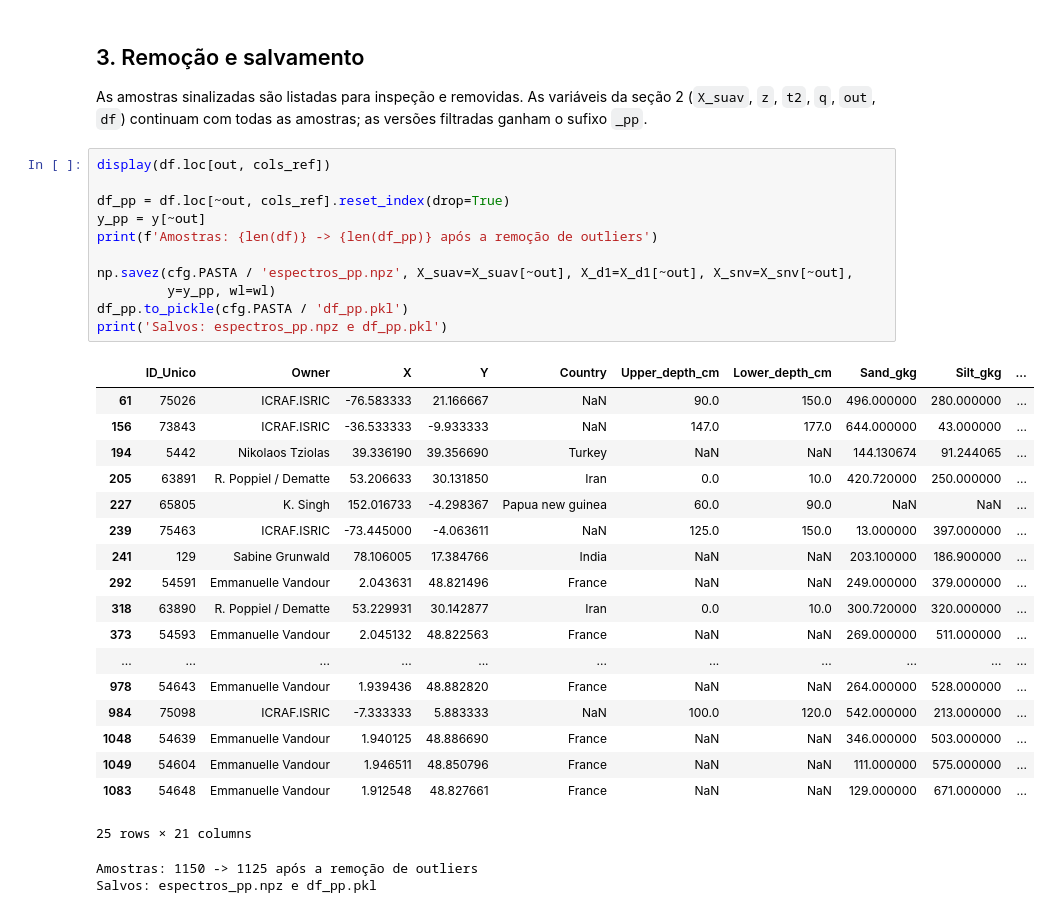
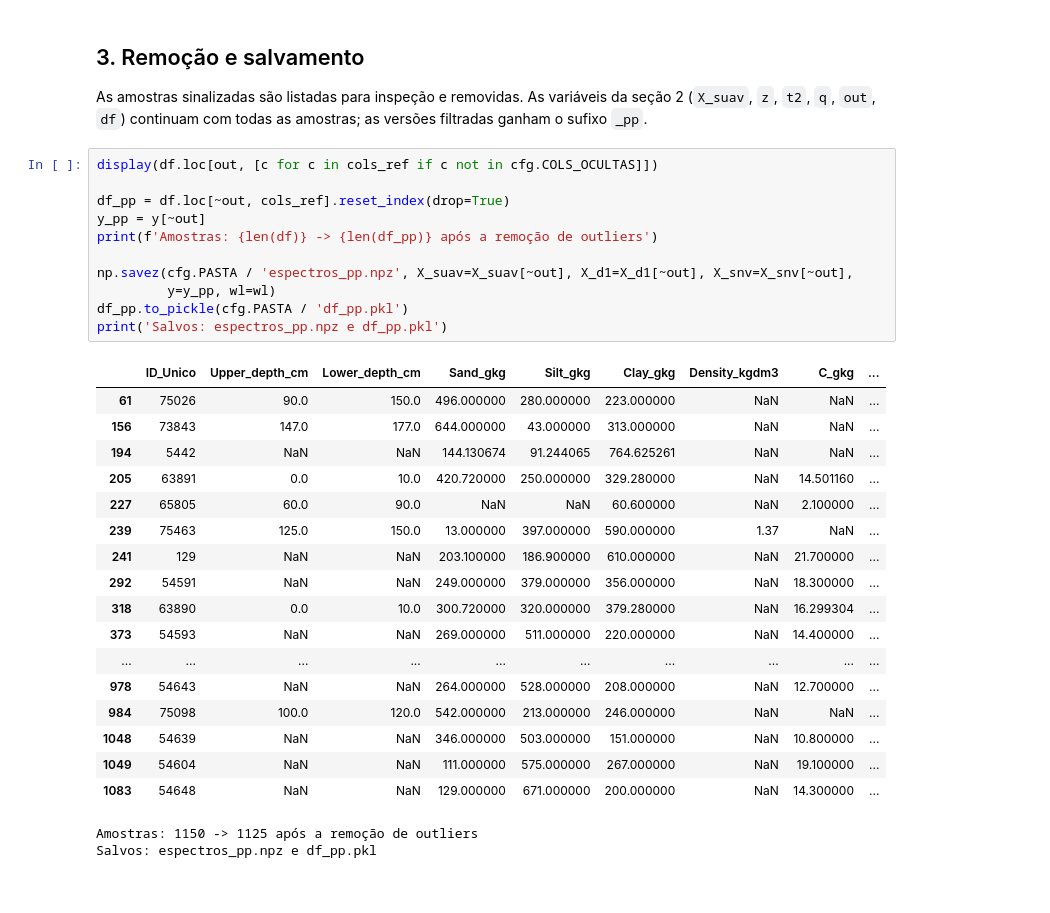
Before and after one commit to MrH28/espectralbehaviour, a Jupyter notebook: 02_preprocessamento.ipynb, the cells around one changed output. Saved outputs shown, nothing was run; the diff lists cells and outputs as text.

```diff
--- a/02_preprocessamento.ipynb
+++ b/02_preprocessamento.ipynb
@@ -94,34 +94,33 @@ As amostras sinalizadas são listadas para inspeção e removidas. As variáveis
 (`X_suav`, `z`, `t2`, `q`, `out`, `df`) continuam com todas as amostras; as versões filtradas
 ganham o sufixo `_pp`.
 # %%
-display(df.loc[out, cols_ref])
+display(df.loc[out, [c for c in cols_ref if c not in cfg.COLS_OCULTAS]])
 
 df_pp = df.loc[~out, cols_ref].reset_index(drop=True)
 y_pp = y[~out]
 print(f'Amostras: {len(df)} -> {len(df_pp)} após a remoção de outliers')
 
 np.savez(cfg.PASTA / 'espectros_pp.npz', X_suav=X_suav[~out], X_d1=X_d1[~out], X_snv=X_snv[~out],
          y=y_pp, wl=wl)
 df_pp.to_pickle(cfg.PASTA / 'df_pp.pkl')
 print('Salvos: espectros_pp.npz e df_pp.pkl')
 # %% [output]
-|  | ID_Unico | Owner | X | Y | Country | Upper_depth_cm | Lower_depth_cm | Sand_gkg | Silt_gkg | ... |
-| 61 | 75026 | ICRAF.ISRIC | -76.583333 | 21.166667 | NaN | 90.0 | 150.0 | 496.000000 | 280.000000 | ... |
-| 156 | 73843 | ICRAF.ISRIC | -36.533333 | -9.933333 | NaN | 147.0 | 177.0 | 644.000000 | 43.000000 | ... |
-| 194 | 5442 | Nikolaos Tziolas | 39.336190 | 39.356690 | Turkey | NaN | NaN | 144.130674 | 91.244065 | ... |
-| 205 | 63891 | R. Poppiel / Dematte | 53.206633 | 30.131850 | Iran | 0.0 | 10.0 | 420.720000 | 250.000000 | ... |
-| 227 | 65805 | K. Singh | 152.016733 | -4.298367 | Papua new guinea | 60.0 | 90.0 | NaN | NaN | ... |
-| 239 | 75463 | ICRAF.ISRIC | -73.445000 | -4.063611 | NaN | 125.0 | 150.0 | 13.000000 | 397.000000 | ... |
-| 241 | 129 | Sabine Grunwald | 78.106005 | 17.384766 | India | NaN | NaN | 203.100000 | 186.900000 | ... |
-| 292 | 54591 | Emmanuelle Vandour | 2.043631 | 48.821496 | France | NaN | NaN | 249.000000 | 379.000000 | ... |
-| 318 | 63890 | R. Poppiel / Dematte | 53.229931 | 30.142877 | Iran | 0.0 | 10.0 | 300.720000 | 320.000000 | ... |
-| 373 | 54593 | Emmanuelle Vandour | 2.045132 | 48.822563 | France | NaN | NaN | 269.000000 | 511.000000 | ... |
-| ... | ... | ... | ... | ... | ... | ... | ... | ... | ... | ... |
-| 978 | 54643 | Emmanuelle Vandour | 1.939436 | 48.882820 | France | NaN | NaN | 264.000000 | 528.000000 | ... |
-| 984 | 75098 | ICRAF.ISRIC | -7.333333 | 5.883333 | NaN | 100.0 | 120.0 | 542.000000 | 213.000000 | ... |
-| 1048 | 54639 | Emmanuelle Vandour | 1.940125 | 48.886690 | France | NaN | NaN | 346.000000 | 503.000000 | ... |
-| 1049 | 54604 | Emmanuelle Vandour | 1.946511 | 48.850796 | France | NaN | NaN | 111.000000 | 575.000000 | ... |
-| 1083 | 54648 | Emmanuelle Vandour | 1.912548 | 48.827661 | France | NaN | NaN | 129.000000 | 671.000000 | ... |
+|  | ID_Unico | Upper_depth_cm | Lower_depth_cm | Sand_gkg | Silt_gkg | Clay_gkg | Density_kgdm3 | C_gkg | ... |
+| 61 | 75026 | 90.0 | 150.0 | 496.000000 | 280.000000 | 223.000000 | NaN | NaN | ... |
+| 156 | 73843 | 147.0 | 177.0 | 644.000000 | 43.000000 | 313.000000 | NaN | NaN | ... |
+| 194 | 5442 | NaN | NaN | 144.130674 | 91.244065 | 764.625261 | NaN | NaN | ... |
+| 205 | 63891 | 0.0 | 10.0 | 420.720000 | 250.000000 | 329.280000 | NaN | 14.501160 | ... |
+| 227 | 65805 | 60.0 | 90.0 | NaN | NaN | 60.600000 | NaN | 2.100000 | ... |
+| 239 | 75463 | 125.0 | 150.0 | 13.000000 | 397.000000 | 590.000000 | 1.37 | NaN | ... |
+| 241 | 129 | NaN | NaN | 203.100000 | 186.900000 | 610.000000 | NaN | 21.700000 | ... |
+| 292 | 54591 | NaN | NaN | 249.000000 | 379.000000 | 356.000000 | NaN | 18.300000 | ... |
+| 318 | 63890 | 0.0 | 10.0 | 300.720000 | 320.000000 | 379.280000 | NaN | 16.299304 | ... |
+| 373 | 54593 | NaN | NaN | 269.000000 | 511.000000 | 220.000000 | NaN | 14.400000 | ... |
+| ... | ... | ... | ... | ... | ... | ... | ... | ... | ... |
+| 978 | 54643 | NaN | NaN | 264.000000 | 528.000000 | 208.000000 | NaN | 12.700000 | ... |
+| 984 | 75098 | 100.0 | 120.0 | 542.000000 | 213.000000 | 246.000000 | NaN | NaN | ... |
+| 1048 | 54639 | NaN | NaN | 346.000000 | 503.000000 | 151.000000 | NaN | 10.800000 | ... |
+| 1049 | 54604 | NaN | NaN | 111.000000 | 575.000000 | 267.000000 | NaN | 19.100000 | ... |
+| 1083 | 54648 | NaN | NaN | 129.000000 | 671.000000 | 200.000000 | NaN | 14.300000 | ... |
-25 rows × 21 columns
+Amostras: 1150 -> 1125 após a remoção de outliers
+Salvos: espectros_pp.npz e df_pp.pkl
-Amostras: 1150 -> 1125 após a remoção de outliers
-Salvos: espectros_pp.npz e df_pp.pkl
```
Also changed, not shown: 2 other files.
